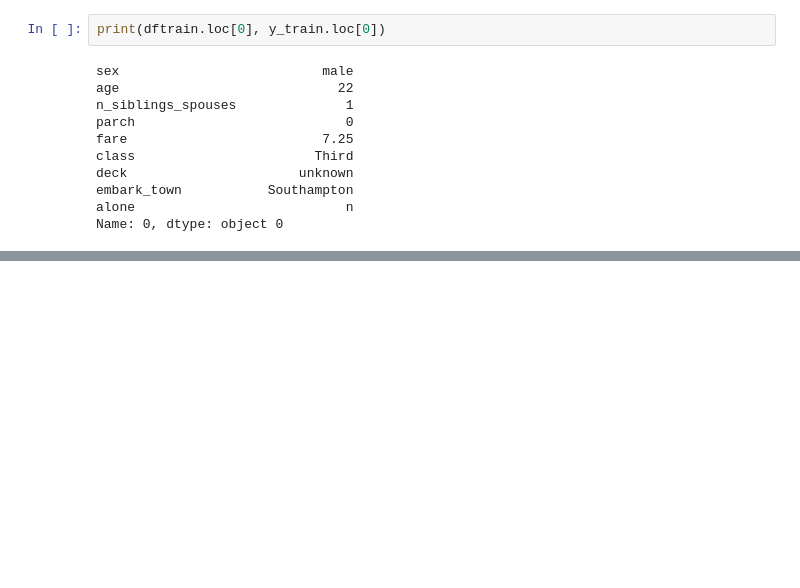
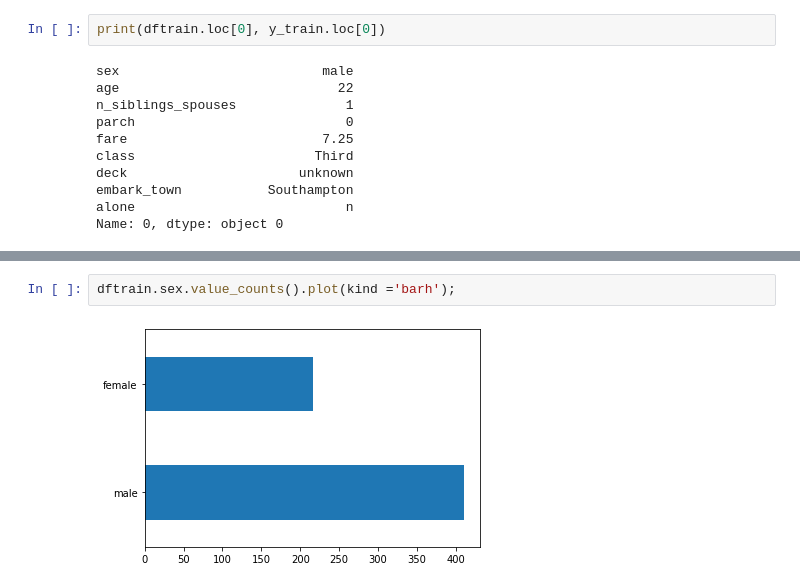
Before and after one commit to Mahrokh-Eb/TensorflowLearning, a Jupyter notebook: Copy_of_TF_0.ipynb, the cells around one changed output, grey strips where cells are left out. Drawn from its saved outputs; the diff is of its cells as text; blank space fills up the shorter version.

```diff
--- a/Copy_of_TF_0.ipynb
+++ b/Copy_of_TF_0.ipynb
@@ -143,0 +176,4 @@ Name: 0, dtype: object 0
+# %%
+dftrain.sex.value_counts().plot(kind ='barh');
+# %% [output]
+[figure, added]
```
Also changed, not shown: parts of 5 cells of this notebook.
